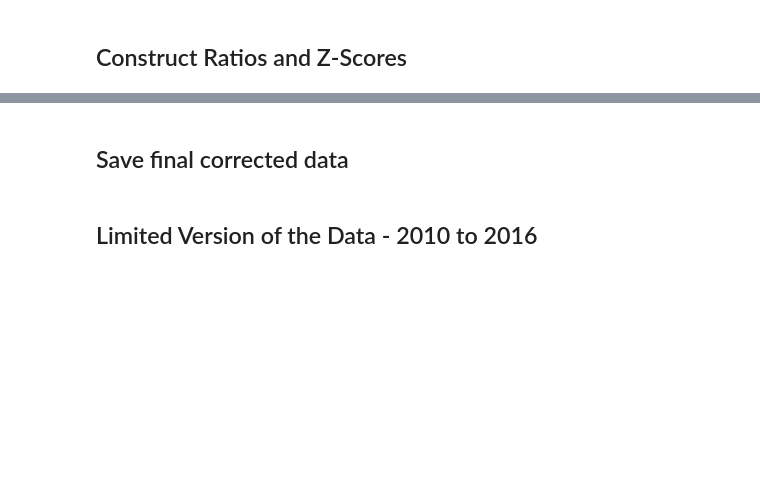
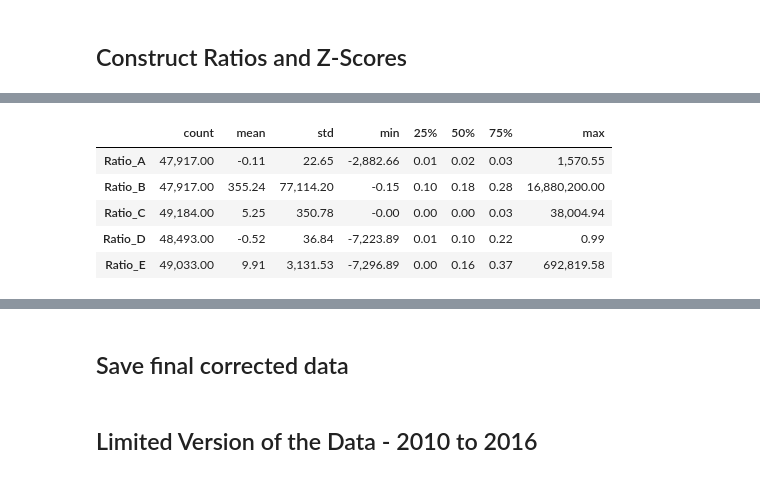
Before and after one commit to current12/Stat-222-Project, a Jupyter notebook: Code/Data Loading and Cleaning/Tabular Financial/Combine and Clean Tabular Financial Statements Data.ipynb, the cells around one changed output, grey strips where cells are left out. Drawn from its saved outputs; the diff is of its cells as text; code cells hidden in the pictures; blank space fills up the shorter version.

```diff
--- a/Code/Data Loading and Cleaning/Tabular Financial/Combine and Clean Tabular Financial Statements Data.ipynb
+++ b/Code/Data Loading and Cleaning/Tabular Financial/Combine and Clean Tabular Financial Statements Data.ipynb
@@ -297,0 +359,14 @@ corrected['Altman_Z'] = 3.3 * corrected['Ratio_A'] + 0.99 * corrected['Ratio_B']
+# %%
+# Briefly summarize to check construction
+# use describe method, transpose, and print all rows
+# round to two decimal places, no scientific notation, commas for thousands
+pd.options.display.float_format = '{:,.2f}'.format
+sum_stats_ratios = corrected[['Ratio_A', 'Ratio_B', 'Ratio_C', 'Ratio_D', 'Ratio_E']].describe().T
+sum_stats_ratios
+# %% [output]
+|  | count | mean | std | min | 25% | 50% | 75% | max |
+| Ratio_A | 47,917.00 | -0.11 | 22.65 | -2,882.66 | 0.01 | 0.02 | 0.03 | 1,570.55 |
+| Ratio_B | 47,917.00 | 355.24 | 77,114.20 | -0.15 | 0.10 | 0.18 | 0.28 | 16,880,200.00 |
+| Ratio_C | 49,184.00 | 5.25 | 350.78 | -0.00 | 0.00 | 0.00 | 0.03 | 38,004.94 |
+| Ratio_D | 48,493.00 | -0.52 | 36.84 | -7,223.89 | 0.01 | 0.10 | 0.22 | 0.99 |
+| Ratio_E | 49,033.00 | 9.91 | 3,131.53 | -7,296.89 | 0.00 | 0.16 | 0.37 | 692,819.58 |
```
Also changed, not shown: parts of 6 cells of this notebook, 1 other file.
